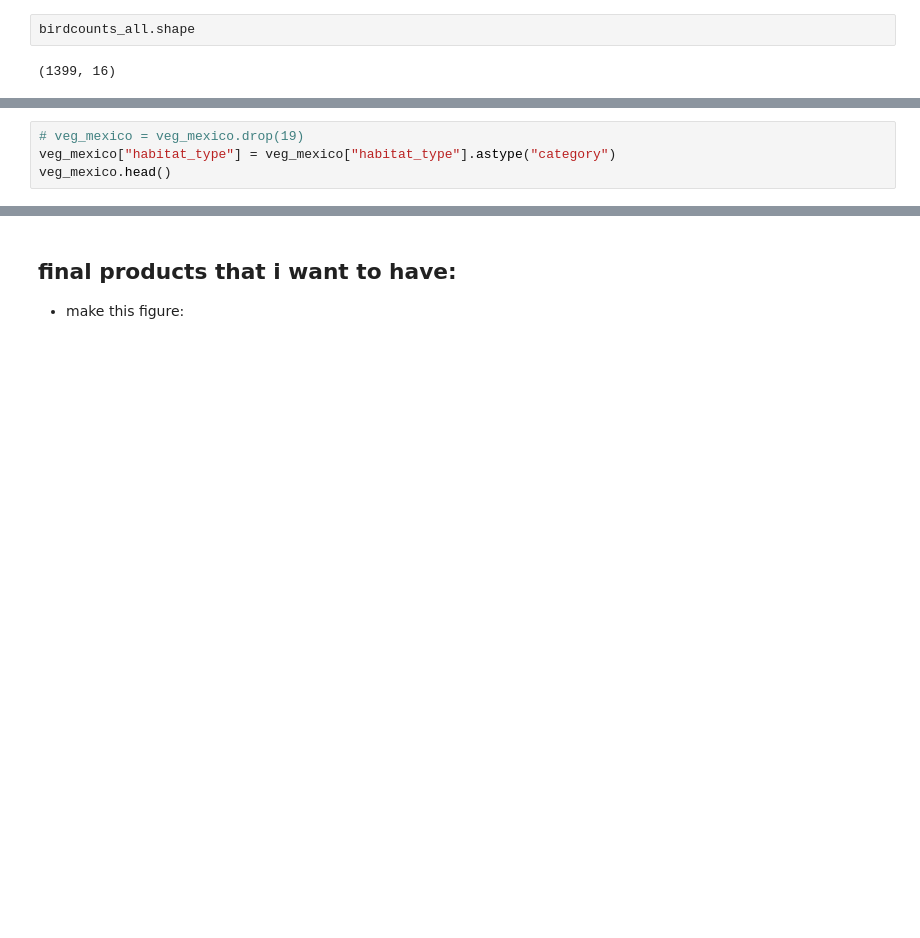
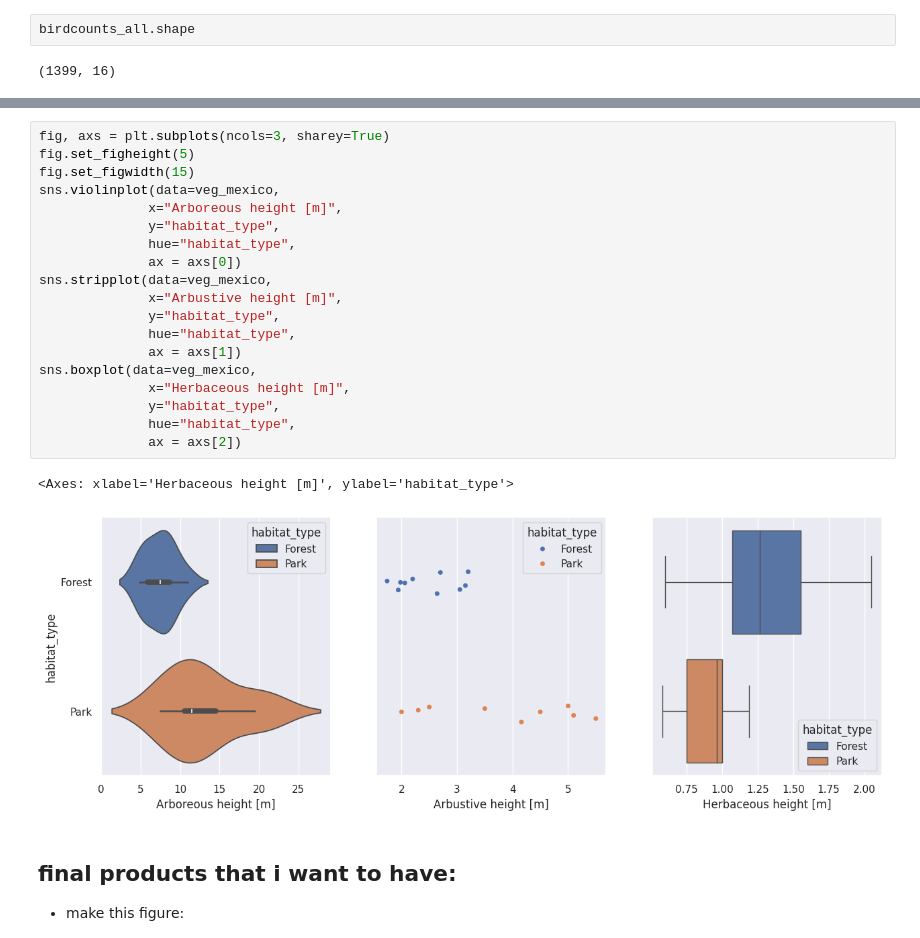
Before and after one commit to audrey-yung/bio108-work, a Jupyter notebook: bird_diversity_mexico.ipynb, the cells around one changed output, grey strips where cells are left out. Saved outputs shown, nothing was run; the diff lists cells and outputs as text; blank space fills up the shorter version.

```diff
--- a/bird_diversity_mexico.ipynb
+++ b/bird_diversity_mexico.ipynb
@@ -235,4 +259,0 @@ from plotnine import *
-# %%
-# veg_mexico = veg_mexico.drop(19)
-veg_mexico["habitat_type"] = veg_mexico["habitat_type"].astype("category")
-veg_mexico.head()
@@ -273,3 +301,25 @@ sns.catplot(data=veg_mexico,
+# %%
+fig, axs = plt.subplots(ncols=3, sharey=True)
+fig.set_figheight(5)
+fig.set_figwidth(15)
+sns.violinplot(data=veg_mexico,
+              x="Arboreous height [m]",
+              y="habitat_type",
+              hue="habitat_type",
+              ax = axs[0])
+sns.stripplot(data=veg_mexico,
+              x="Arbustive height [m]",
+              y="habitat_type",
+              hue="habitat_type",
+              ax = axs[1])
+sns.boxplot(data=veg_mexico,
+              x="Herbaceous height [m]",
+              y="habitat_type",
+              hue="habitat_type",
+              ax = axs[2])
+# %% [output]
+<Axes: xlabel='Herbaceous height [m]', ylabel='habitat_type'>
+[figure, added]
 # %% [markdown]
 ## final products that i want to have:
 
```
Also changed, not shown: parts of 22 cells of this notebook.
